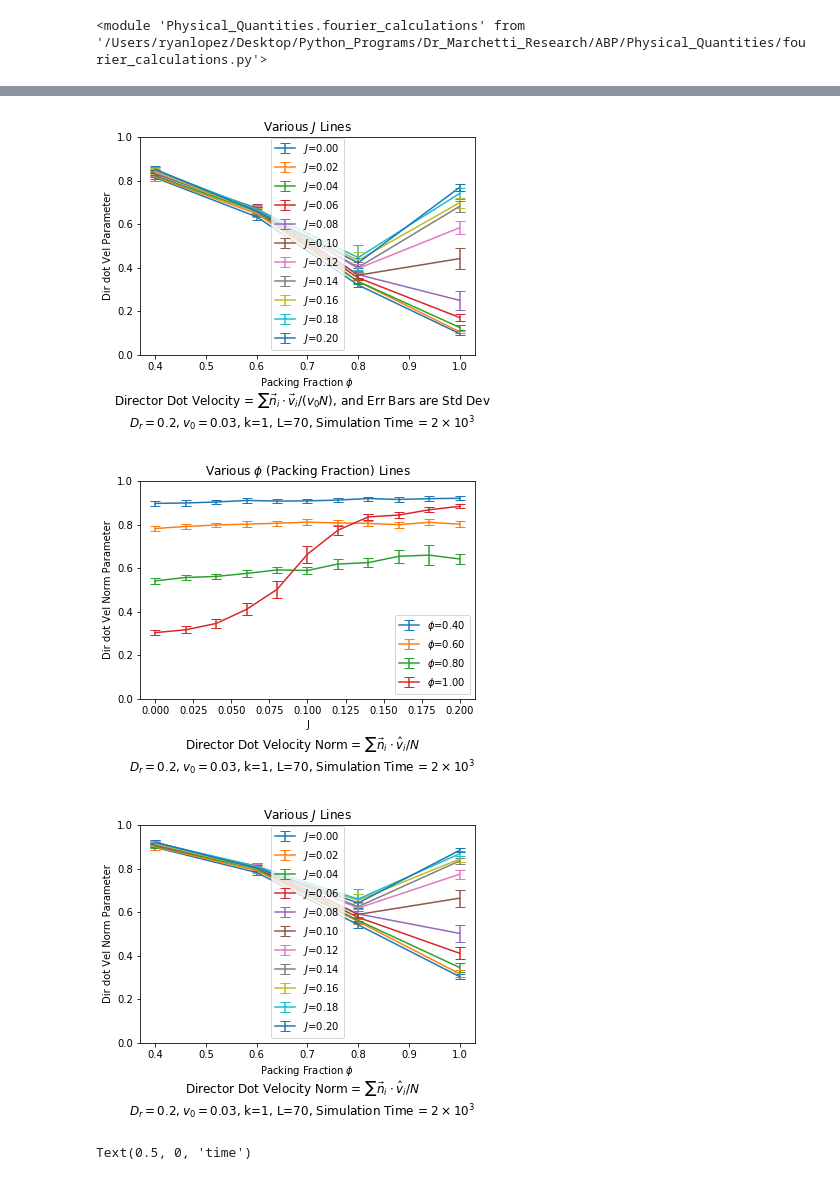
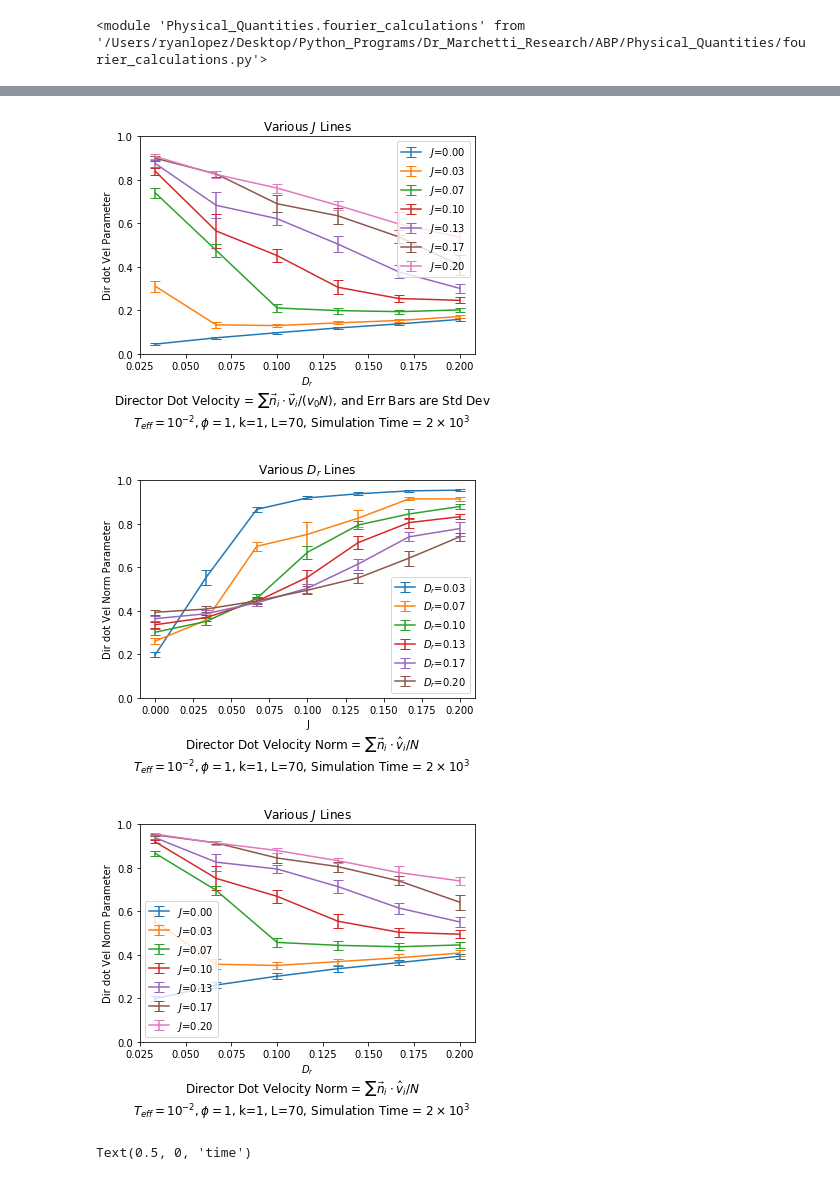
Before and after one commit to ryanlopezzzz/ABP, a Jupyter notebook: graph_phase_diagram.ipynb, the cells around one changed output, grey strips where cells are left out. Drawn from its saved outputs; the diff is of its cells as text; code cells hidden in the pictures.

```diff
--- a/graph_phase_diagram.ipynb
+++ b/graph_phase_diagram.ipynb
@@ -82,8 +83,8 @@ dir_cross_vel_dev = np.full([len(Dr_vals), len(J_vals)], 100, dtype = float)
 dir_cross_vel_norm_dev = np.full([len(Dr_vals), len(J_vals)], 100, dtype = float)
 # %%
 #Directory where all data is saved
-save_dir = "/Users/ryanlopez/Desktop/Python_Programs/Dr_Marchetti_Research/Saved_Data"
-exp_folder_name = "J_Packing_Phase_Diagram" #Folder name of experiment directory
+save_dir = "/Users/ryanlopez/Desktop/Python_Programs/Dr_Marchetti_Research/Server_Data"
+exp_folder_name = "liquid_vary_J_Dr" #Folder name of experiment directory
 exp_dir = os.path.join(save_dir, exp_folder_name)
 image_dir = os.path.join(exp_dir, 'images')
 if not os.path.isdir(image_dir):
@@ -100,7 +101,7 @@ for f in os.scandir(exp_dir): #runs through all immediate subdirectories
         single_stats_file.close()
 
         J_index = np.digitize(run_desc['J'], J_bins)-1
-        Dr_index = np.digitize(run_desc['approx_packing'], Dr_bins)-1
+        Dr_index = np.digitize(run_desc['D_r'], Dr_bins)-1
 
         vicsek_values[Dr_index, J_index] = single_stats['vicsek_param']
         dir_dot_vel_values[Dr_index, J_index] = single_stats['dir_dot_vel']
@@ -194,17 +195,17 @@ save_fig_pdf(image_dir, 'dir_cross_vel_norm_phase_diagram.pdf')
 # %%
 fig, ax = plt.subplots()
 for i in range(vicsek_values.shape[0]):
-    ax.errorbar(J_vals, vicsek_values[i],yerr=vicsek_dev[i],capsize=5,ms=5,label=r'$\phi$=%.2f'%Dr_vals[i])
+    ax.errorbar(J_vals, vicsek_values[i],yerr=vicsek_dev[i],capsize=5,ms=5,label=r'$D_r$=%.2f'%Dr_vals[i])
 
 ax.set_ylim(0,1)
-plt.title(r'Various $\phi$ (Packing Fraction) Lines')
+plt.title(r'Various $D_r$ Lines')
 plt.xlabel('J')
 plt.ylabel('Vicsek Order Parameter')
 #plt.yscale('log')
 plt.legend()
 
 fig.text(.5, -0.05, r"Vicsek Order Parameter = $\left| \sum \vec{n}_i \right| / N$, and Err Bars are Std Dev", ha='center', fontsize=12)
-fig.text(.5, -0.13, r"$D_r= 0.2, v_0 = 0.03$, k=1, L=70, Simulation Time = $2 \times 10^{3}$", ha='center', fontsize=12)
+fig.text(.5, -0.13, r"$T_{eff}=10^{-2}, \phi=1$, k=1, L=70, Simulation Time = $2 \times 10^{3}$", ha='center', fontsize=12)
 
-save_fig_pdf(image_dir, 'vicsek_packing_frac_lines.pdf')
+save_fig_pdf(image_dir, 'vicsek_Dr_lines.pdf')
 # %% [output]
@@ -230,17 +231,17 @@ save_fig_pdf(image_dir, 'vicsek_J_lines.pdf')
 # %%
 fig, ax = plt.subplots()
 for i in range(dir_dot_vel_values.shape[0]):
-    ax.errorbar(J_vals, dir_dot_vel_values[i],yerr=dir_dot_vel_dev[i],capsize=5,ms=5,label=r'$\phi$=%.2f'%Dr_vals[i])
+    ax.errorbar(J_vals, dir_dot_vel_values[i],yerr=dir_dot_vel_dev[i],capsize=5,ms=5,label=r'$D_r$=%.2f'%Dr_vals[i])
 
 ax.set_ylim(0,1)
-plt.title(r'Various $\phi$ (Packing Fraction) Lines')
+plt.title(r'Various $D_r$ Lines')
 plt.xlabel('J')
 plt.ylabel('Dir dot Vel Parameter')
 #plt.yscale('log')
 plt.legend()
 
 fig.text(.5, -0.05, r"Director Dot Velocity = $\sum \vec{n}_i \cdot \vec{v}_i / (v_0 N)$, and Err Bars are Std Dev", ha='center', fontsize=12)
-fig.text(.5, -0.13, r"$D_r= 0.2, v_0 = 0.03$, k=1, L=70, Simulation Time = $2 \times 10^{3}$", ha='center', fontsize=12)
+fig.text(.5, -0.13, r"$T_{eff}=10^{-2}, \phi=1$, k=1, L=70, Simulation Time = $2 \times 10^{3}$", ha='center', fontsize=12)
 
-save_fig_pdf(image_dir, 'dir_dot_vel_packing_frac_lines.pdf')
+save_fig_pdf(image_dir, 'dir_dot_vel_Dr_lines.pdf')
 # %% [output]
@@ -252,53 +253,53 @@ for i in range(dir_dot_vel_values.shape[1]):
 
 ax.set_ylim(0,1)
 plt.title(r'Various $J$ Lines')
-plt.xlabel(r'Packing Fraction $\phi$')
+plt.xlabel(r'$D_r$')
 plt.ylabel('Dir dot Vel Parameter')
 #plt.yscale('log')
 plt.legend()
 
 fig.text(.5, -0.05, r"Director Dot Velocity = $\sum \vec{n}_i \cdot \vec{v}_i / (v_0 N)$, and Err Bars are Std Dev", ha='center', fontsize=12)
-fig.text(.5, -0.13, r"$D_r= 0.2, v_0 = 0.03$, k=1, L=70, Simulation Time = $2 \times 10^{3}$", ha='center', fontsize=12)
+fig.text(.5, -0.13, r"$T_{eff}=10^{-2}, \phi=1$, k=1, L=70, Simulation Time = $2 \times 10^{3}$", ha='center', fontsize=12)
 
 save_fig_pdf(image_dir, 'dir_dot_vel_J_lines.pdf')
 # %% [output]
-[figure, old version]
+[figure, new version]
 # %%
 fig, ax = plt.subplots()
 for i in range(dir_dot_vel_norm_values.shape[0]):
-    ax.errorbar(J_vals, dir_dot_vel_norm_values[i],yerr=dir_dot_vel_norm_dev[i],capsize=5,ms=5,label=r'$\phi$=%.2f'%Dr_vals[i])
+    ax.errorbar(J_vals, dir_dot_vel_norm_values[i],yerr=dir_dot_vel_norm_dev[i],capsize=5,ms=5,label=r'$D_r$=%.2f'%Dr_vals[i])
 
 ax.set_ylim(0,1)
-plt.title(r'Various $\phi$ (Packing Fraction) Lines')
+plt.title(r'Various $D_r$ Lines')
 plt.xlabel('J')
 plt.ylabel('Dir dot Vel Norm Parameter')
 #plt.yscale('log')
 plt.legend()
 
 fig.text(.5, -0.05, r"Director Dot Velocity Norm = $\sum \vec{n}_i \cdot \hat{v}_i / N$", ha='center', fontsize=12)
-fig.text(.5, -0.13, r"$D_r= 0.2, v_0 = 0.03$, k=1, L=70, Simulation Time = $2 \times 10^{3}$", ha='center', fontsize=12)
+fig.text(.5, -0.13, r"$T_{eff}=10^{-2}, \phi=1$, k=1, L=70, Simulation Time = $2 \times 10^{3}$", ha='center', fontsize=12)
 
-save_fig_pdf(image_dir, 'dir_dot_vel_norm_packing_frac_lines.pdf')
+save_fig_pdf(image_dir, 'dir_dot_vel_norm_Dr_lines.pdf')
 # %% [output]
-[figure, old version]
+[figure, new version]
 # %%
 fig, ax = plt.subplots()
 for i in range(dir_dot_vel_norm_values.shape[1]):
     ax.errorbar(Dr_vals, dir_dot_vel_norm_values[:,i],yerr=dir_dot_vel_norm_dev[:,i],capsize=5,ms=5,label=r'$J$=%.2f'%J_vals[i])
 
 ax.set_ylim(0,1)
 plt.title(r'Various $J$ Lines')
-plt.xlabel(r'Packing Fraction $\phi$')
+plt.xlabel(r'$D_r$')
 plt.ylabel('Dir dot Vel Norm Parameter')
 #plt.yscale('log')
 plt.legend()
 
 fig.text(.5, -0.05, r"Director Dot Velocity Norm = $\sum \vec{n}_i \cdot \hat{v}_i / N$", ha='center', fontsize=12)
-fig.text(.5, -0.13, r"$D_r= 0.2, v_0 = 0.03$, k=1, L=70, Simulation Time = $2 \times 10^{3}$", ha='center', fontsize=12)
+fig.text(.5, -0.13, r"$T_{eff}=10^{-2}, \phi=1$, k=1, L=70, Simulation Time = $2 \times 10^{3}$", ha='center', fontsize=12)
 
 save_fig_pdf(image_dir, 'dir_dot_vel_norm_J_lines.pdf')
 # %% [output]
-[figure, old version]
+[figure, new version]
 # %%
 tf = 2e3
 total_snapshots = 100
```
Also changed, not shown: parts of 9 cells of this notebook, 1 other file.
